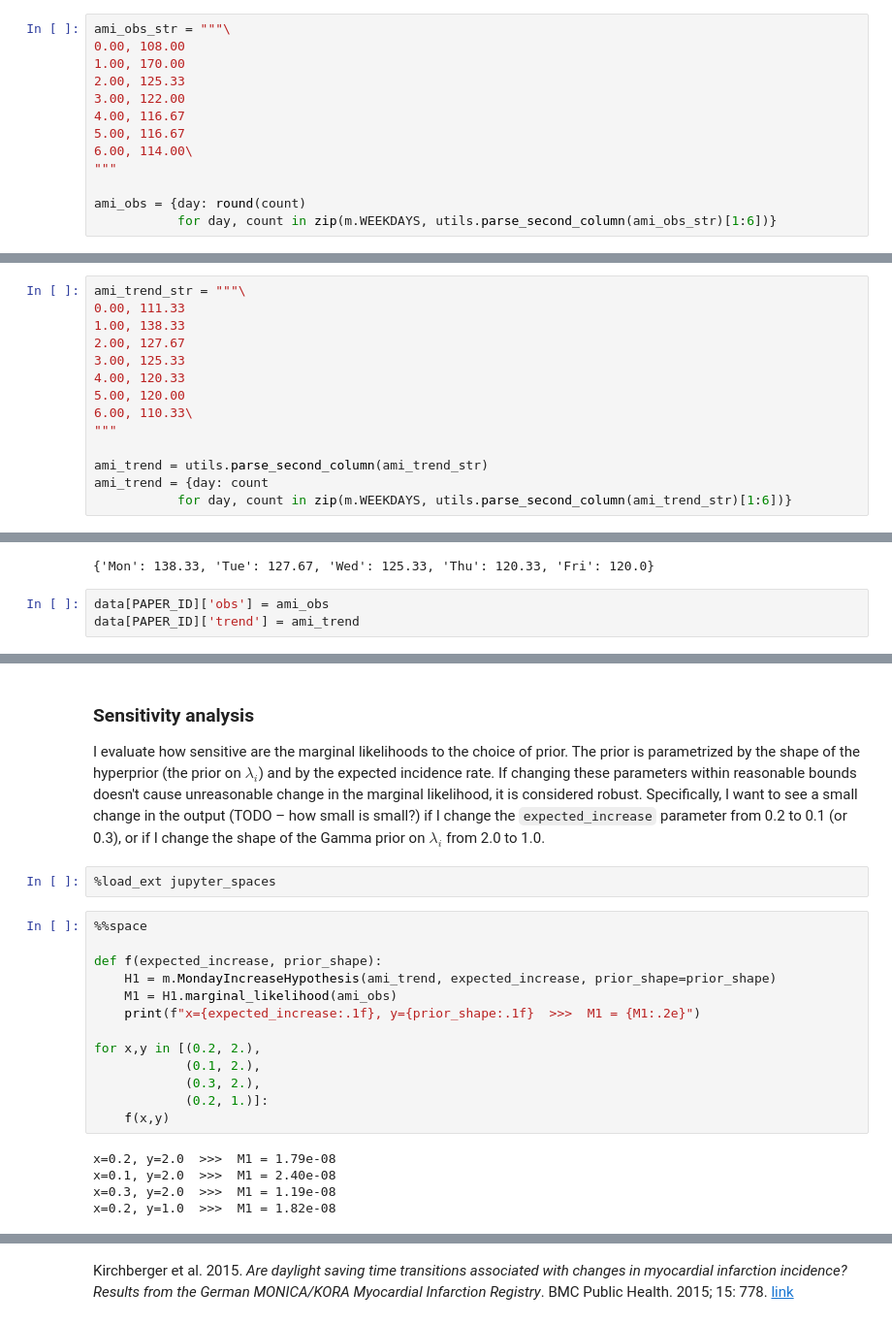
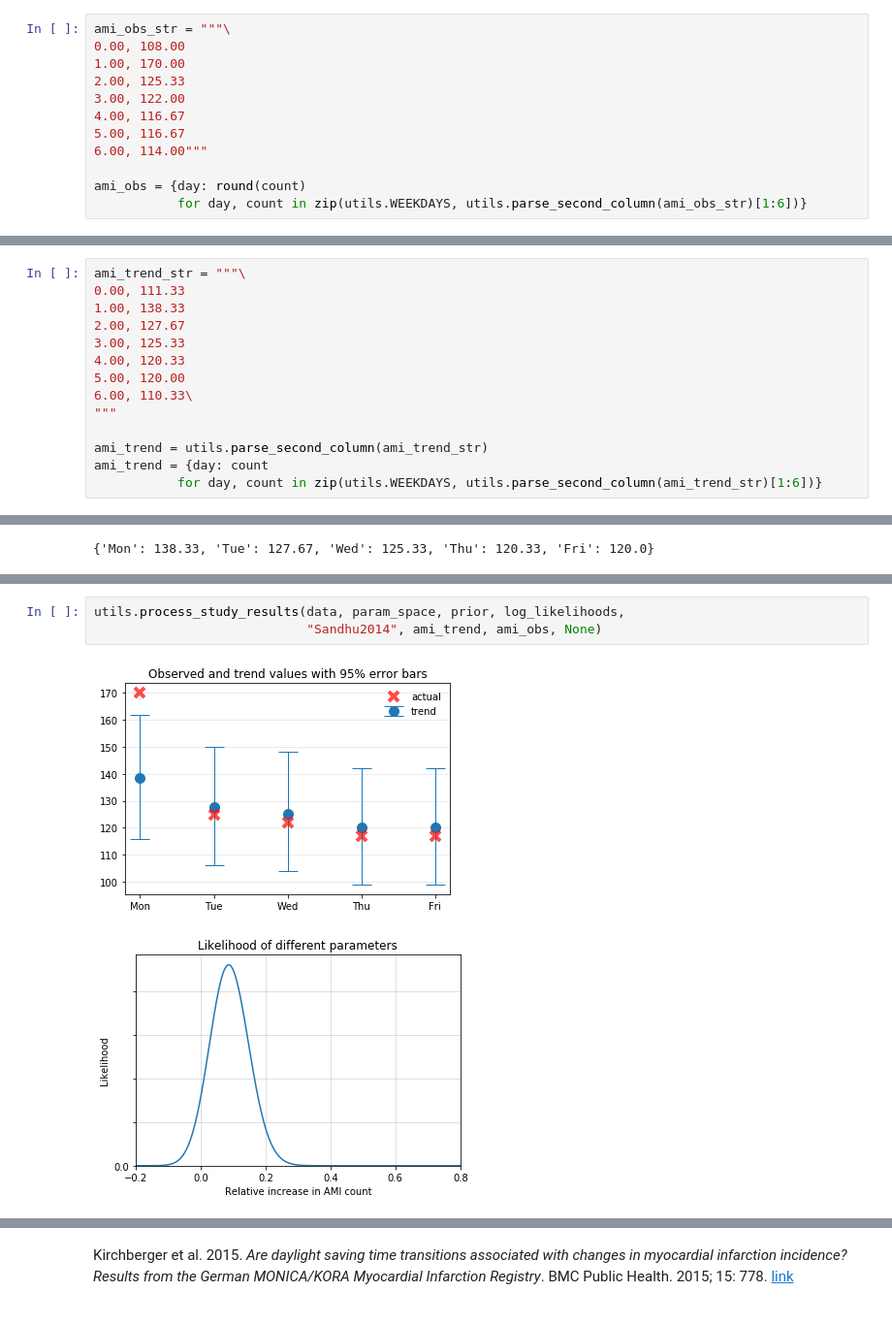
Before and after one commit to treszkai/BayesianScience, a Jupyter notebook: DST vs AMI.ipynb, the cells around one changed output, grey strips where cells are left out. Shown at 97% size. Saved outputs shown, nothing was run; the diff lists cells and outputs as text.

Commit message:
Full analysis of all papers; drop hypothesis testing.
introduction and conclusions WIP.

```diff
--- a/DST vs AMI.ipynb
+++ b/DST vs AMI.ipynb
@@ -158,8 +252,7 @@ ami_obs_str = """\
 3.00, 122.00
 4.00, 116.67
 5.00, 116.67
-6.00, 114.00\
-"""
+6.00, 114.00"""
 
 ami_obs = {day: round(count)
-           for day, count in zip(m.WEEKDAYS, utils.parse_second_column(ami_obs_str)[1:6])}
+           for day, count in zip(utils.WEEKDAYS, utils.parse_second_column(ami_obs_str)[1:6])}
@@ -184,11 +273,8 @@ ami_trend_str = """\
 
 ami_trend = utils.parse_second_column(ami_trend_str)
 ami_trend = {day: count
-           for day, count in zip(m.WEEKDAYS, utils.parse_second_column(ami_trend_str)[1:6])}
+           for day, count in zip(utils.WEEKDAYS, utils.parse_second_column(ami_trend_str)[1:6])}
 # %%
 ami_trend
 # %% [output]
 {'Mon': 138.33, 'Tue': 127.67, 'Wed': 125.33, 'Thu': 120.33, 'Fri': 120.0}
-# %%
-data[PAPER_ID]['obs'] = ami_obs
-data[PAPER_ID]['trend'] = ami_trend
@@ -233,24 +281,6 @@ for hyp, ml in zip(['H0', 'H1', 'H2'], [M0, M1, M2]):
-# %% [markdown]
-### Sensitivity analysis
-
-I evaluate how sensitive are the marginal likelihoods to the choice of prior. The prior is parametrized by the shape of the hyperprior (the prior on $\lambda_i$) and by the expected incidence rate. If changing these parameters within reasonable bounds doesn't cause unreasonable change in the marginal likelihood, it is considered robust. Specifically, I want to see a small change in the output (TODO – how small is small?) if I change the `expected_increase` parameter from 0.2 to 0.1 (or 0.3), or if I change the shape of the Gamma prior on $\lambda_i$ from 2.0 to 1.0.
-# %%
-%load_ext jupyter_spaces
-# %%
-%%space
-
-def f(expected_increase, prior_shape):
-    H1 = m.MondayIncreaseHypothesis(ami_trend, expected_increase, prior_shape=prior_shape)
-    M1 = H1.marginal_likelihood(ami_obs)
-    print(f"x={expected_increase:.1f}, y={prior_shape:.1f}  >>>  M1 = {M1:.2e}")
-
-for x,y in [(0.2, 2.),
-            (0.1, 2.),
-            (0.3, 2.),
-            (0.2, 1.)]:
-    f(x,y)
-# %% [output]
-x=0.2, y=2.0  >>>  M1 = 1.79e-08
-x=0.1, y=2.0  >>>  M1 = 2.40e-08
-x=0.3, y=2.0  >>>  M1 = 1.19e-08
-x=0.2, y=1.0  >>>  M1 = 1.82e-08
+# %%
+utils.process_study_results(data, param_space, prior, log_likelihoods,
+                            "Sandhu2014", ami_trend, ami_obs, None)
+# %% [output]
+[figure, added]
+[figure, added]
```
Also changed, not shown: parts of 98 cells of this notebook, 8 other files.
